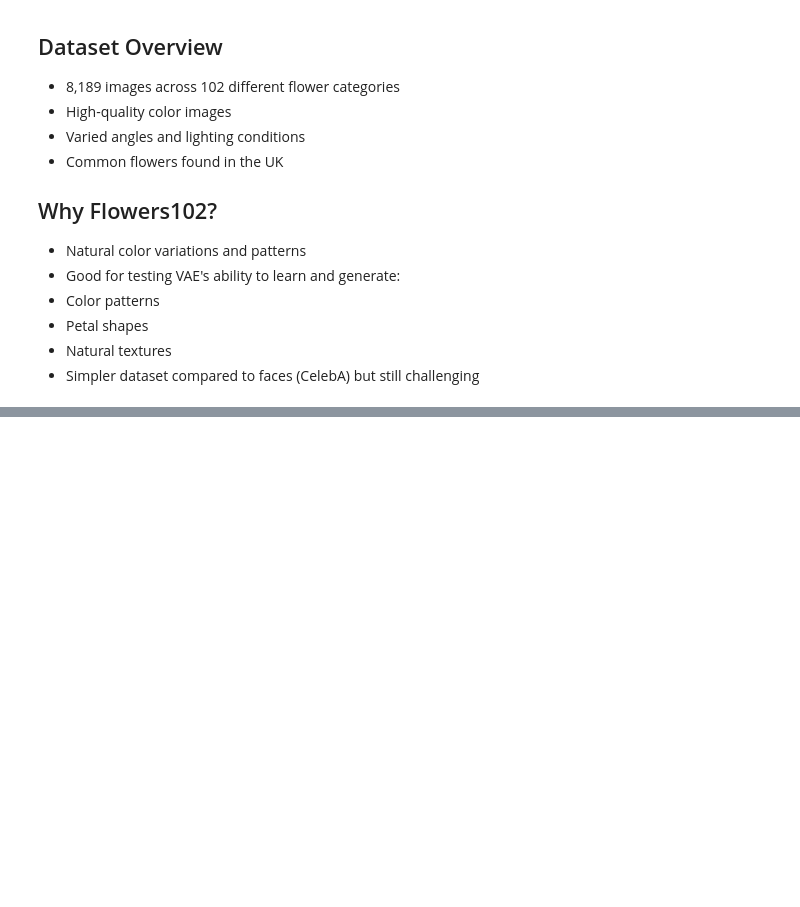
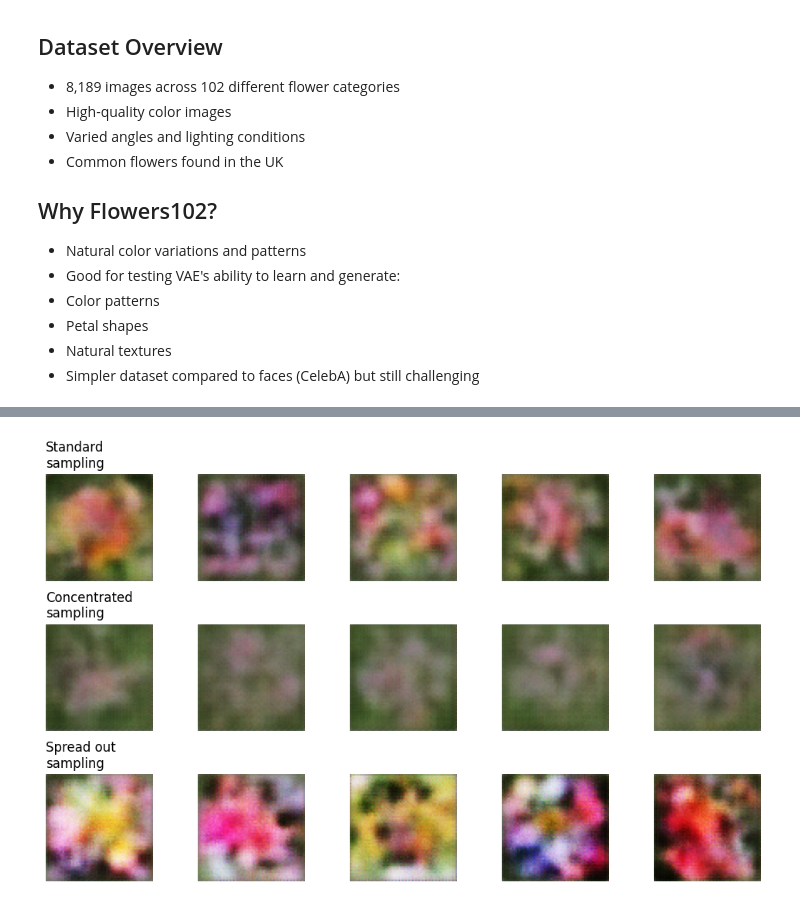
Before and after one commit to AmitPrajapati1978/Generative_AI, a Jupyter notebook: Assignment_3/Amit_Prajapati_Gen_AI_Assignment_3.ipynb, the cells around one changed output, grey strips where cells are left out. Drawn from its saved outputs; the diff is of its cells as text; code cells hidden in the pictures; blank space fills up the shorter version.

```diff
--- a/Assignment_3/Amit_Prajapati_Gen_AI_Assignment_3.ipynb
+++ b/Assignment_3/Amit_Prajapati_Gen_AI_Assignment_3.ipynb
@@ -497,0 +582,4 @@ Output hidden; open in https://colab.research.google.com to view.
+# %%
+explore_latent_space(model)
+# %% [output]
+[figure, added]
```
Also changed, not shown: parts of 2 cells of this notebook.
